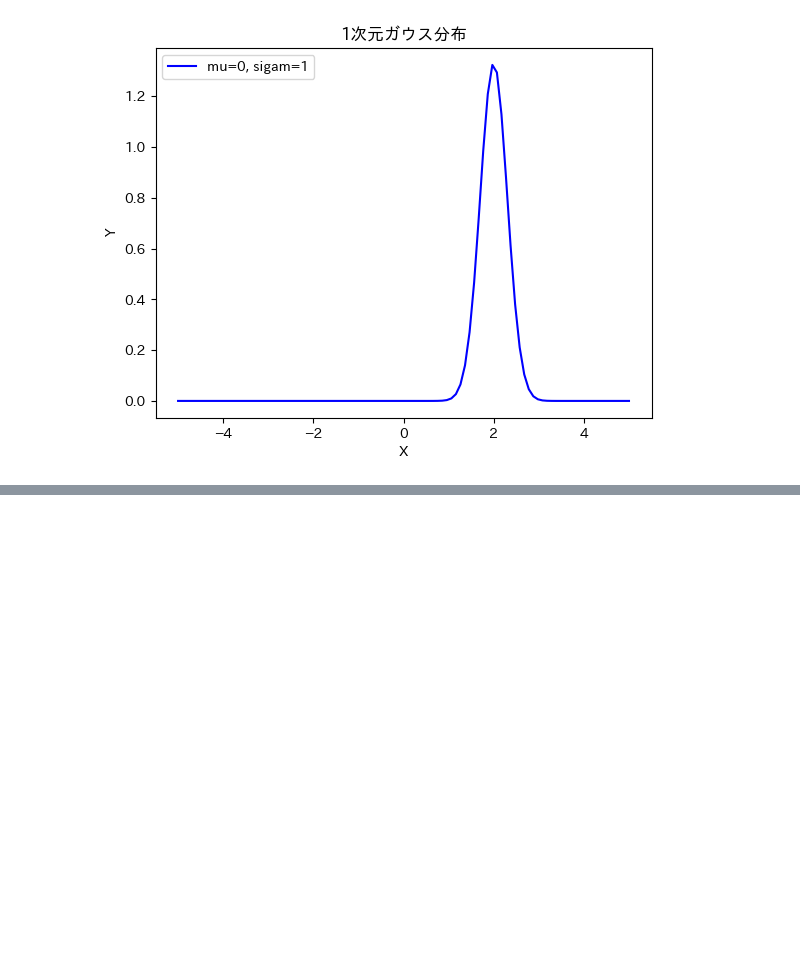
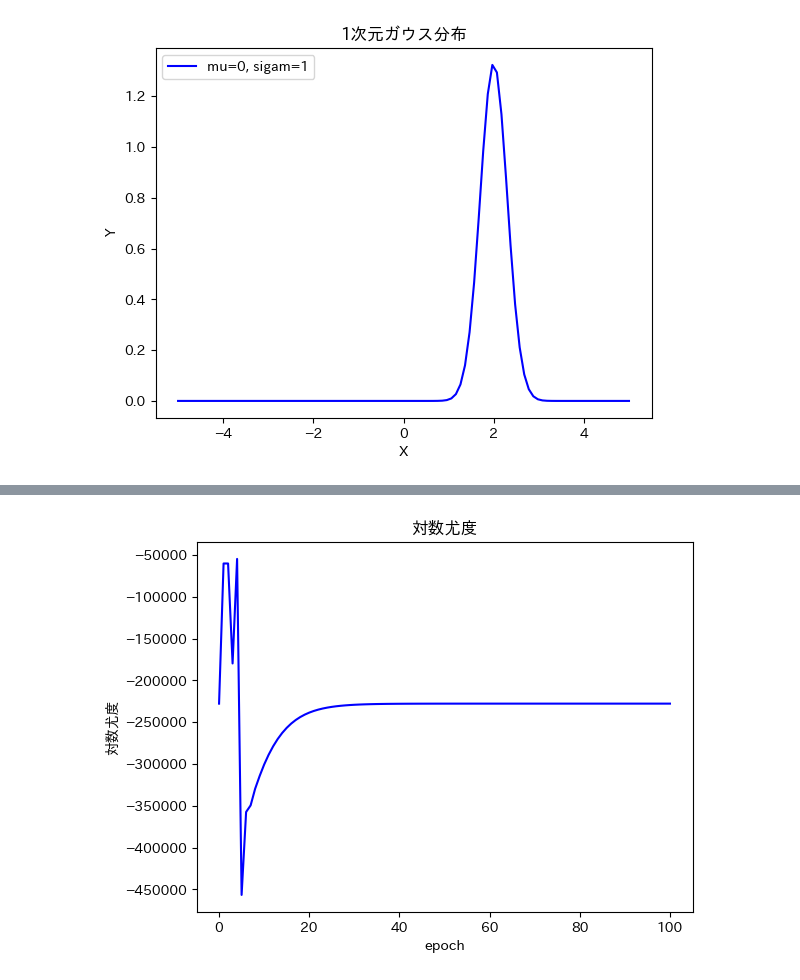
Before and after one commit to Haruka-Miyoshi/Gaussian1D-MLE, a Jupyter notebook: src/main.ipynb, the cells around one changed output, grey strips where cells are left out. Saved outputs shown, nothing was run; the diff lists cells and outputs as text; code cells hidden in the pictures; blank space fills up the shorter version.

```diff
--- a/src/main.ipynb
+++ b/src/main.ipynb
@@ -117,0 +202,19 @@ plt.show()
+# %%
+# パラメータ推定
+mu, sigma, likes=fit(x)
+print(mu)
+print(sigma)
+# 平均パラメータ
+mu_true=2.0
+# 標準偏差
+sigma_true=0.3
+x=np.linspace(-5, 5, 100)
+y_true=np.array([gaussian1D(xi, mu_true, sigma_true) for xi in x])
+y=np.array([gaussian1D(xi, mu, sigma) for xi in x])
+plt.title('1次元ガウス分布')
+plt.xlabel('X')
+plt.ylabel('Y')
+plt.plot(x, y_true, c='b', label='True')
+plt.plot(x, y, c='r', label='Inference')
+plt.legend()
+plt.show()
@@ -117,0 +243,9 @@ plt.show()
+# %%
+epoch=[e for e in range(len(likes))]
+plt.plot(epoch, likes, c='b', label='log likelihood')
+plt.title('対数尤度')
+plt.xlabel('epoch')
+plt.ylabel('対数尤度')
+plt.show()
+# %% [output]
+[figure, added]
```
Also changed, not shown: parts of 8 cells of this notebook.
